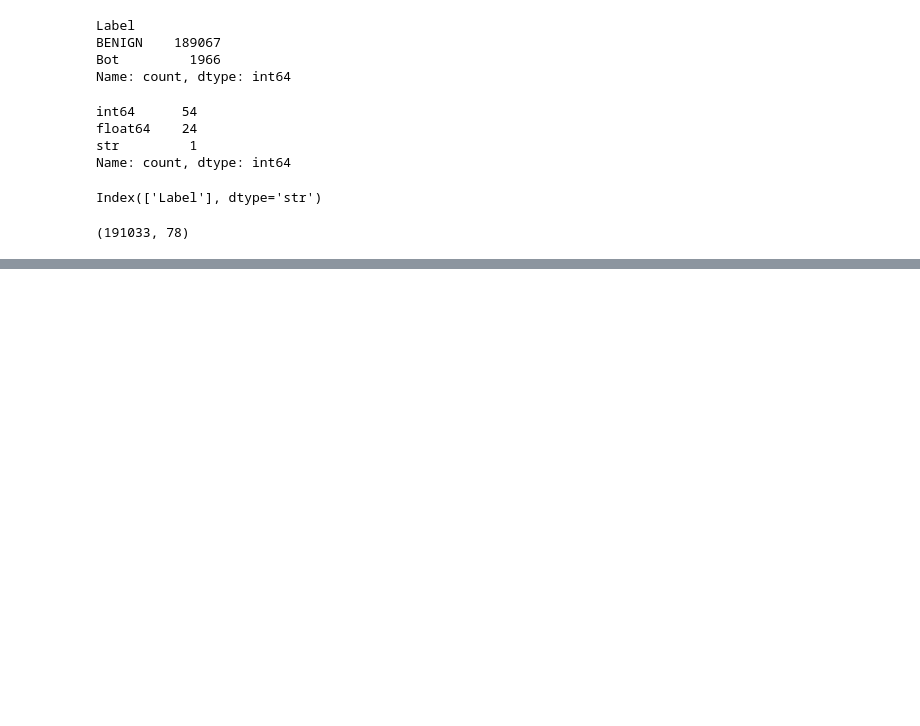
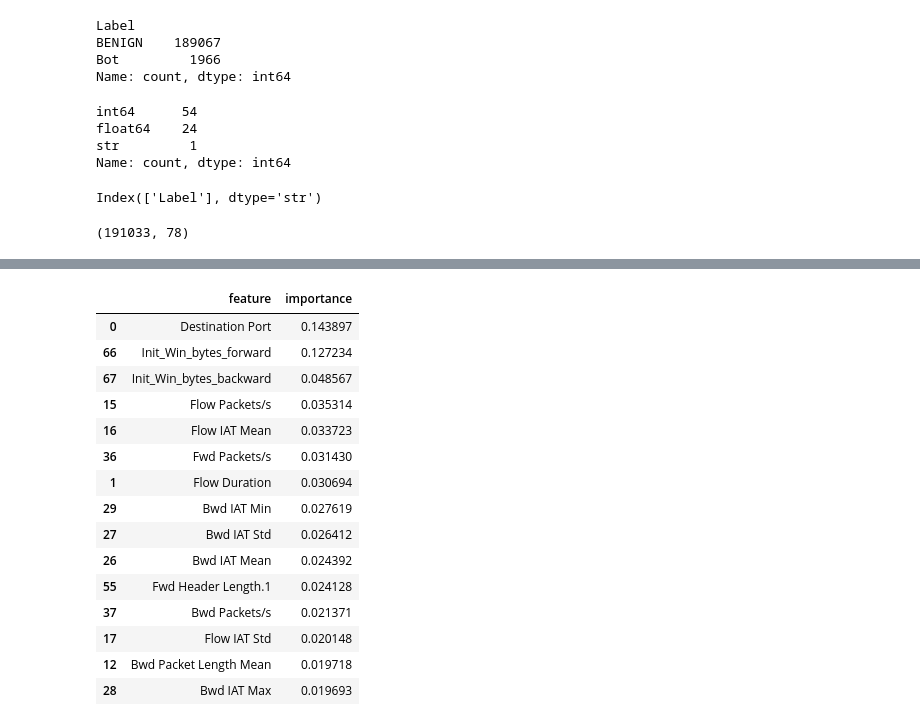
Before and after one commit to AdyashaNayak16/Intelligent-NIDS, a Jupyter notebook: data/cicids2017_analysis.ipynb, the cells around one changed output, grey strips where cells are left out. Drawn from its saved outputs; the diff is of its cells as text; code cells hidden in the pictures; blank space fills up the shorter version.

```diff
--- a/data/cicids2017_analysis.ipynb
+++ b/data/cicids2017_analysis.ipynb
@@ -52,0 +128,5 @@ x.shape
+# %%
+from sklearn.preprocessing import StandardScaler
+sc=StandardScaler()
+x_scaled=sc.fit_transform(x_clean)
+x_scaled.shape
@@ -52,0 +162,5 @@ x.shape
+# %%
+from sklearn.preprocessing import LabelEncoder
+enc=LabelEncoder()
+y_enc=enc.fit_transform(y_clean)
+print(enc.classes_)
@@ -52,0 +223,24 @@ x.shape
+# %%
+impo_df=pd.DataFrame({
+    "feature":x_clean.columns,
+    "importance":rf.feature_importances_
+})
+impo_df=impo_df.sort_values(by="importance",ascending=False)
+impo_df.head(15)
+# %% [output]
+|  | feature | importance |
+| 0 | Destination Port | 0.143897 |
+| 66 | Init_Win_bytes_forward | 0.127234 |
+| 67 | Init_Win_bytes_backward | 0.048567 |
+| 15 | Flow Packets/s | 0.035314 |
+| 16 | Flow IAT Mean | 0.033723 |
+| 36 | Fwd Packets/s | 0.031430 |
+| 1 | Flow Duration | 0.030694 |
+| 29 | Bwd IAT Min | 0.027619 |
+| 27 | Bwd IAT Std | 0.026412 |
+| 26 | Bwd IAT Mean | 0.024392 |
+| 55 | Fwd Header Length.1 | 0.024128 |
+| 37 | Bwd Packets/s | 0.021371 |
+| 17 | Flow IAT Std | 0.020148 |
+| 12 | Bwd Packet Length Mean | 0.019718 |
+| 28 | Bwd IAT Max | 0.019693 |
```
Also changed, not shown: parts of 18 cells of this notebook.
